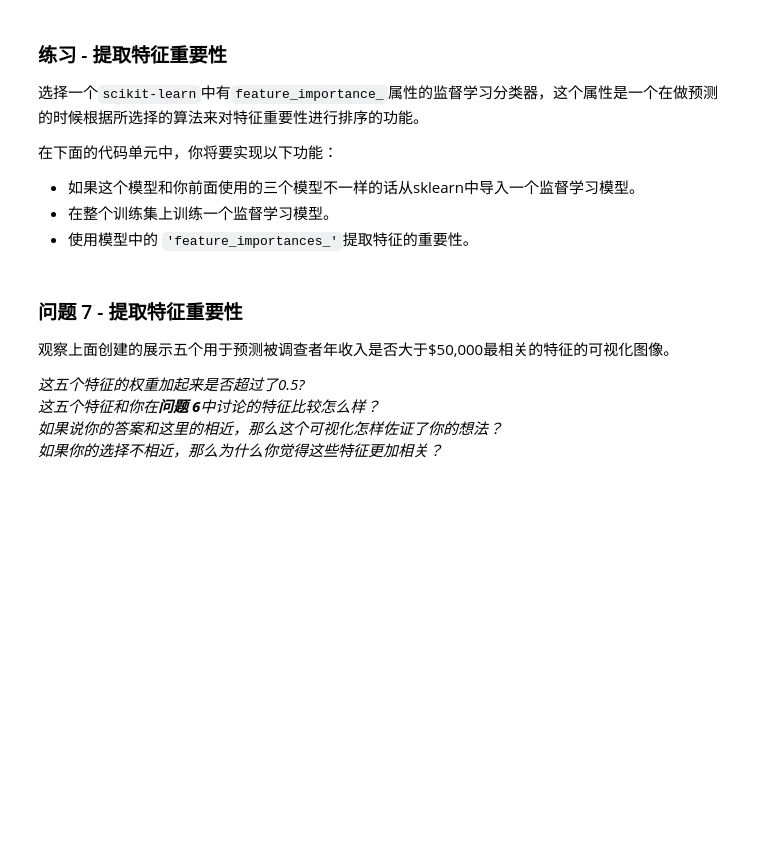
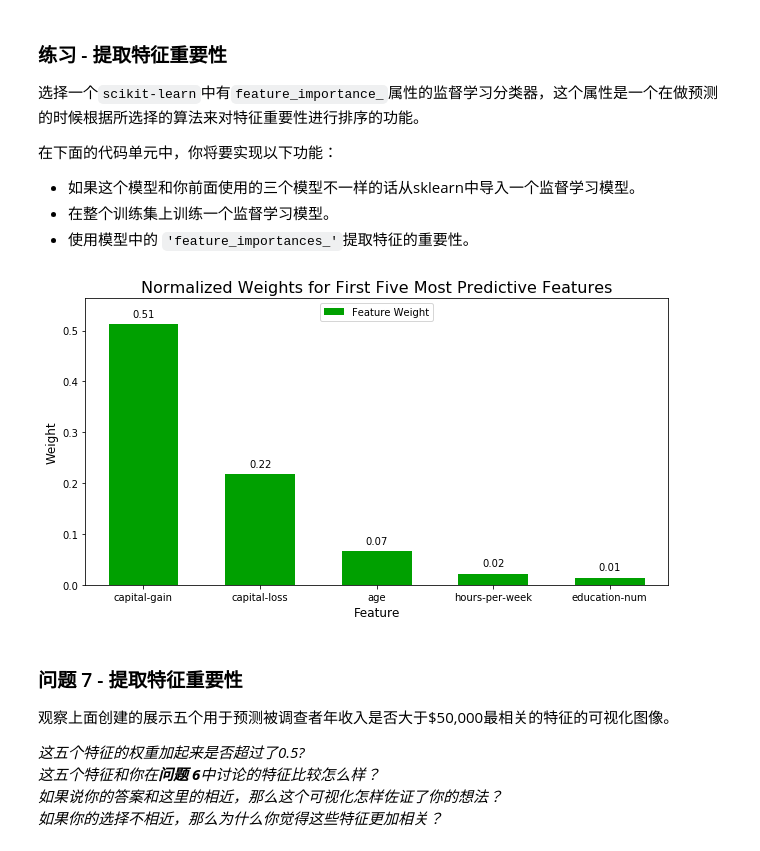
Before and after one commit to jeff-ruby/finding_donors, a Jupyter notebook: finding_donors.ipynb, the cells around one changed output. Drawn from its saved outputs; the diff is of its cells as text; code cells hidden in the pictures; blank space fills up the shorter version.

```diff
--- a/finding_donors.ipynb
+++ b/finding_donors.ipynb
@@ -529,25 +540,38 @@ KNeighborsClassifier trained on 28941 samples.
 - 用训练集（X_train, y_train）训练grid search object,并将结果存储在`grid_fit`中。
 
 **注意：** 取决于你选择的参数列表，下面实现的代码可能需要花一些时间运行！
+# %%
+def F_Score(y_true, y_pred):
+    return fbeta_score(y_true, y_pred, beta=0.5)
 # %%
 # TODO：导入'GridSearchCV', 'make_scorer'和其他一些需要的库
+from sklearn.model_selection import KFold, GridSearchCV
+from sklearn.metrics import make_scorer
+from sklearn.ensemble import AdaBoostClassifier
+from sklearn.tree import DecisionTreeClassifier
 
 # TODO：初始化分类器
-clf = None
+clf = AdaBoostClassifier(random_state=42)
+
+# create the CV
+cross_validator = KFold(n_splits=4, shuffle=True)
 
 # TODO：创建你希望调节的参数列表
-parameters = None
+parameters = {'n_estimators':[500, 600, 700], 'learning_rate':[0.8, 0.9, 1.0]}
 
 # TODO：创建一个fbeta_score打分对象
-scorer = None
+scorer = make_scorer(F_Score)
 
 # TODO：在分类器上使用网格搜索，使用'scorer'作为评价函数
-grid_obj = None
+grid_obj = GridSearchCV(clf, parameters, scoring=scorer, cv=cross_validator)
 
 # TODO：用训练数据拟合网格搜索对象并找到最佳参数
+grid_obj.fit(X_train, y_train)
+display(pd.DataFrame(grid_obj.cv_results_))
 
 # 得到estimator
 best_clf = grid_obj.best_estimator_
+print 'The best estimator: ', best_clf
 
 # 使用没有调优的模型做预测
 predictions = (clf.fit(X_train, y_train)).predict(X_val)
@@ -562,0 +610,17 @@ print "Final F-score on the validation data: {:.4f}".format(fbeta_score(y_val, b
+# %%
+# 使用没有调优的模型做预测
+predictions = (clf.fit(X_train, y_train)).predict(X_val)
+best_clf = AdaBoostClassifier(learning_rate=1, n_estimators=1500, random_state=None, algorithm="SAMME.R")
+start = time()
+best_clf.fit(X_train, y_train)
+end = time()
+print 'The trainig time: {}'.format(round(end-start, 3))
+best_predictions = best_clf.predict(X_val)
+
+# 汇报调参前和调参后的分数
+print "Unoptimized model\n------"
+print "Accuracy score on validation data: {:.4f}".format(accuracy_score(y_val, predictions))
+print "F-score on validation data: {:.4f}".format(fbeta_score(y_val, predictions, beta = 0.5))
+print "\nOptimized Model\n------"
+print "Final accuracy score on the validation data: {:.4f}".format(accuracy_score(y_val, best_predictions))
+print "Final F-score on the validation data: {:.4f}".format(fbeta_score(y_val, best_predictions, beta = 0.5))
@@ -605,14 +680,16 @@ _在这十三个记录中，你认为哪五个特征对于预测是最重要的
 # %%
 # TODO：导入一个有'feature_importances_'的监督学习模型
 
 # TODO：在训练集上训练一个监督学习模型
-model = None
+model = best_clf
 
 # TODO： 提取特征重要性
-importances = None
+importances = best_clf.feature_importances_
 
 # 绘图
 vs.feature_plot(importances, X_train, y_train)
+# %% [output]
+[figure, added]
 # %% [markdown]
 ### 问题 7 - 提取特征重要性
 观察上面创建的展示五个用于预测被调查者年收入是否大于\$50,000最相关的特征的可视化图像。
```
Also changed, not shown: parts of 14 cells of this notebook.
